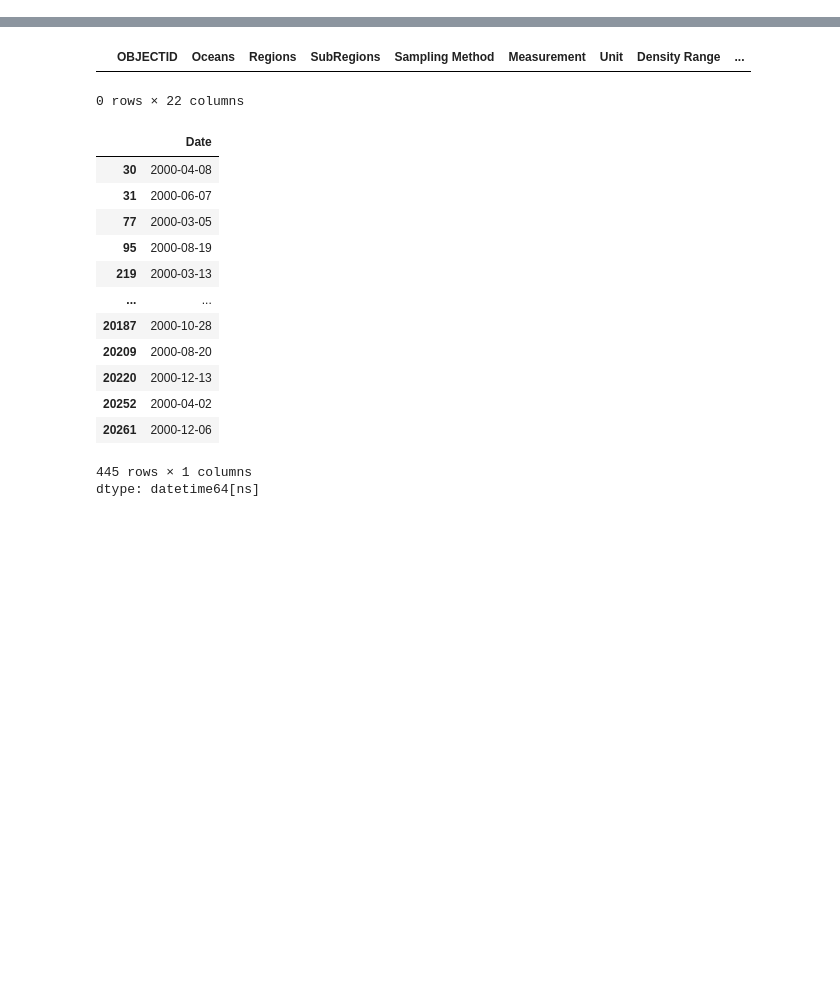
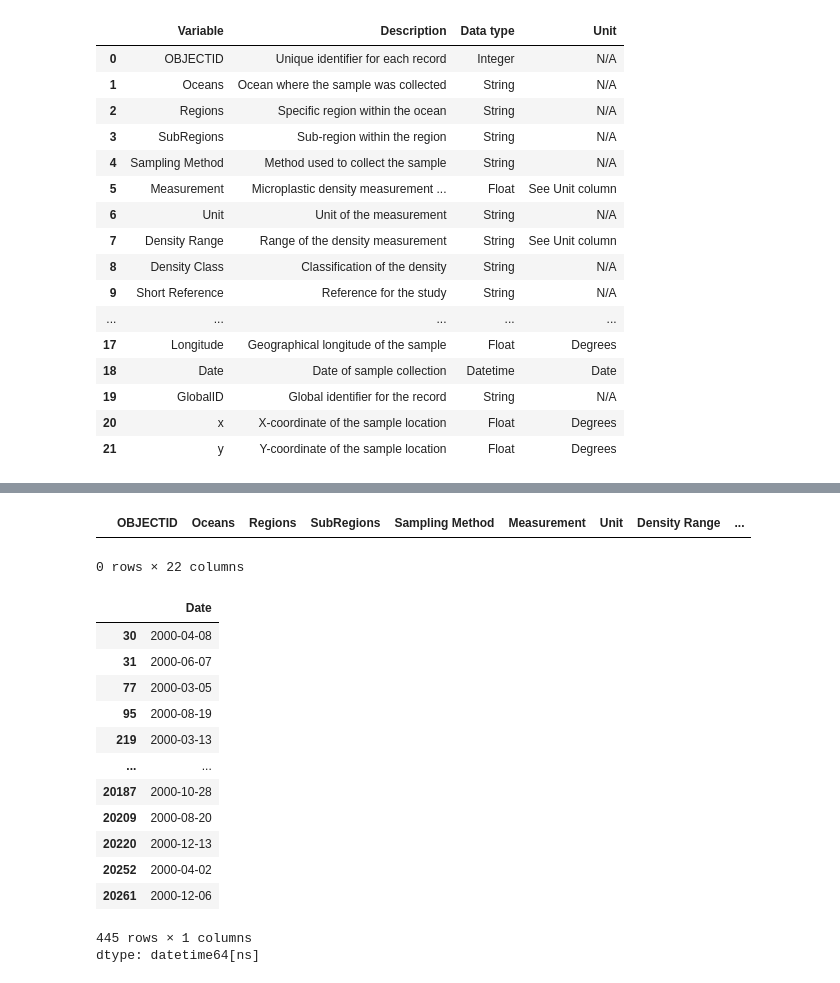
Before and after one commit to tanahia/MarineLifeandMicroplasticPollutionDataAnalysis, a Jupyter notebook: Research.ipynb, the cells around one changed output, grey strips where cells are left out. Cells and saved outputs as stored; diff of their text form; code cells hidden in the pictures; blank space fills up the shorter version.

Commit message:
Started Data Understanding phase. Generally explored both marine species and microplasti pollution datasets

```diff
--- a/Research.ipynb
+++ b/Research.ipynb
@@ -71,0 +224,53 @@ marine_species=pd.read_csv(DATA/'marine_species.csv')
+# %%
+#Data dictionary for Marine_microplastics dataset
+
+# column: (description, data type, unit)
+microplastics_dictionary_info = {
+    'OBJECTID':          ('Unique identifier for each record', 'Integer', 'N/A'),
+    'Oceans':            ('Ocean where the sample was collected', 'String', 'N/A'),
+    'Regions':           ('Specific region within the ocean', 'String', 'N/A'),
+    'SubRegions':        ('Sub-region within the region', 'String', 'N/A'),
+    'Sampling Method':   ('Method used to collect the sample', 'String', 'N/A'),
+    'Measurement':       ('Microplastic density measurement (pieces/m3)', 'Float', 'See Unit column'),
+    'Unit':              ('Unit of the measurement', 'String', 'N/A'),
+    'Density Range':     ('Range of the density measurement', 'String', 'See Unit column'),
+    'Density Class':     ('Classification of the density', 'String', 'N/A'),
+    'Short Reference':   ('Reference for the study', 'String', 'N/A'),
+    'Long Reference':    ('Full reference for the study', 'String', 'N/A'),
+    'DOI':               ('Digital Object Identifier of the source publication', 'String', 'N/A'),
+    'Organization':      ('Organization responsible for the data collection', 'String', 'N/A'),
+    'Keywords':          ('Link to the data record', 'String', 'N/A'),
+    'Accession Number':  ('Identifier of the record in the archive', 'Integer', 'N/A'),
+    'Accession Link':    ('URL linking to the archived record', 'String (URL)', 'N/A'),
+    'Latitude':          ('Geographical latitude of the sample', 'Float', 'Degrees'),
+    'Longitude':         ('Geographical longitude of the sample', 'Float', 'Degrees'),
+    'Date':              ('Date of sample collection', 'Datetime', 'Date'),
+    'GlobalID':          ('Global identifier for the record', 'String', 'N/A'),
+    'x':                 ('X-coordinate of the sample location', 'Float', 'Degrees'),
+    'y':                 ('Y-coordinate of the sample location', 'Float', 'Degrees'),
+}
+
+microplastics_dictionary = pd.DataFrame(
+    [(col, *vals) for col, vals in microplastics_dictionary_info.items()],
+    columns=['Variable', 'Description', 'Data type', 'Unit']
+)
+
+display(microplastics_dictionary)
+# %% [output]
+|  | Variable | Description | Data type | Unit |
+| 0 | OBJECTID | Unique identifier for each record | Integer | N/A |
+| 1 | Oceans | Ocean where the sample was collected | String | N/A |
+| 2 | Regions | Specific region within the ocean | String | N/A |
+| 3 | SubRegions | Sub-region within the region | String | N/A |
+| 4 | Sampling Method | Method used to collect the sample | String | N/A |
+| 5 | Measurement | Microplastic density measurement ... | Float | See Unit column |
+| 6 | Unit | Unit of the measurement | String | N/A |
+| 7 | Density Range | Range of the density measurement | String | See Unit column |
+| 8 | Density Class | Classification of the density | String | N/A |
+| 9 | Short Reference | Reference for the study | String | N/A |
+| ... | ... | ... | ... | ... |
+| 17 | Longitude | Geographical longitude of the sample | Float | Degrees |
+| 18 | Date | Date of sample collection | Datetime | Date |
+| 19 | GlobalID | Global identifier for the record | String | N/A |
+| 20 | x | X-coordinate of the sample location | Float | Degrees |
+| 21 | y | Y-coordinate of the sample location | Float | Degrees |
```
Also changed, not shown: parts of 11 cells of this notebook.
